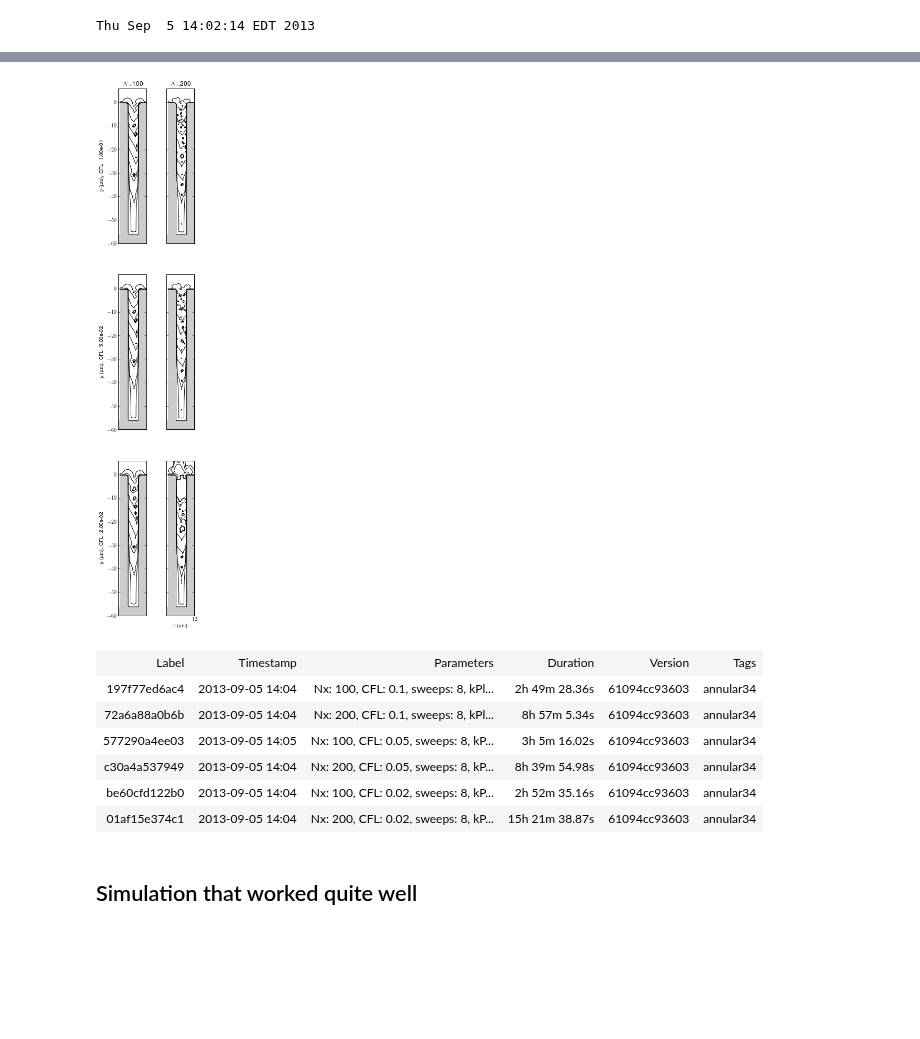
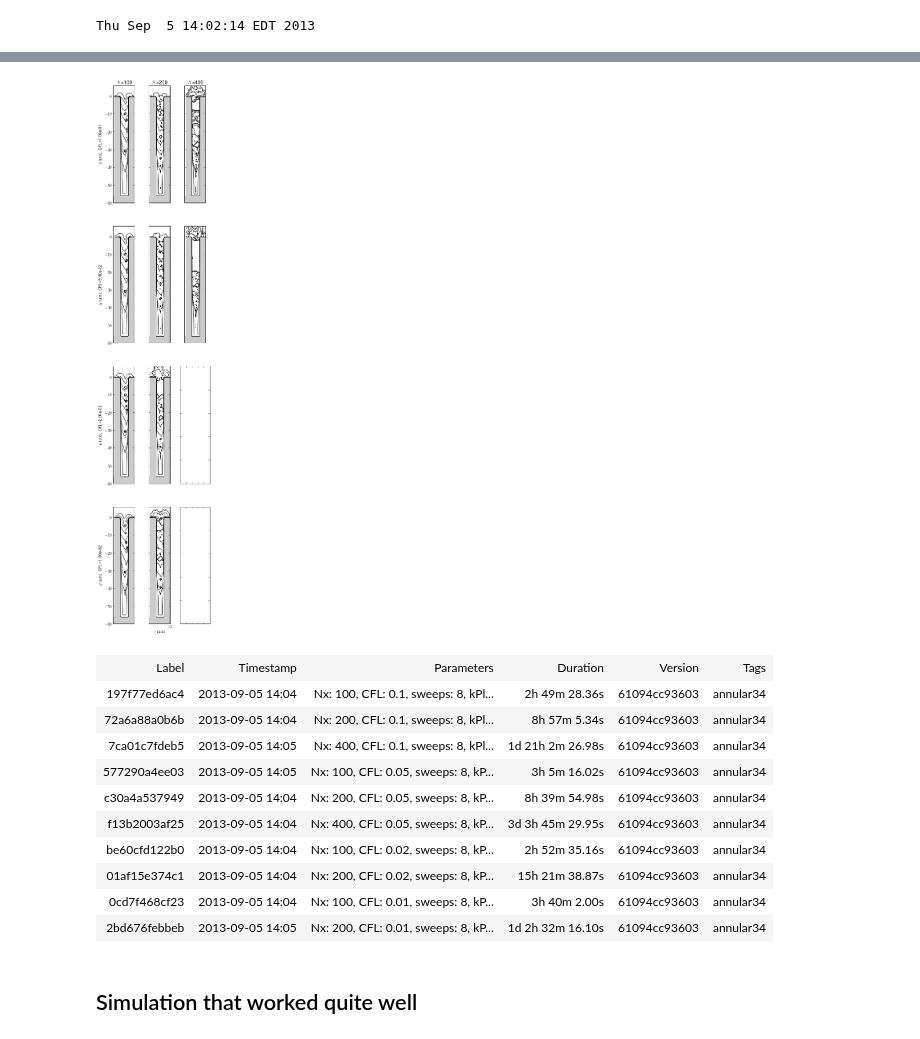
Before and after one commit to wd15/extremefill2D, a Jupyter notebook: annular7.ipynb, the cells around one changed output, grey strips where cells are left out. Drawn from its saved outputs; the diff is of its cells as text; code cells hidden in the pictures; blank space fills up the shorter version.

```diff
--- a/annular7.ipynb
+++ b/annular7.ipynb
@@ -127,25 +132,30 @@ smt_ipy_table([j for i in records for j in i], fields=['label', 'timestamp', 'pa
 # %%
 from multiViewer import MultiViewer
+from tools import getRecord
 
-Nxs = (100, 200)
-sweeps = (0.1, 0.05, 0.02)
-getrecord = lambda CFL, Nx: getSMTRecords(records=annular34Records, parameters={'Nx' : Nx, 'CFL' : CFL, 'sweeps' : 8})[0]
-records = [[getrecord(CFL, Nx) for Nx in Nxs] for CFL in CFLs]
+Nxs = (100, 200, 400)
+CFLs = (0.1, 0.05, 0.02, 0.01)
+
+records = [[getRecord(records=annular34Records, CFL=CFL, Nx=Nx, sweeps=8) for Nx in Nxs] for CFL in CFLs]
 viewer = MultiViewer(records,
                      rowtitle=lambda r: r'CFL={0:1.2e}'.format(r.parameters['CFL']),
                      columntitle=lambda r: r'$N$={0}'.format(r.parameters['Nx']),
                      figsize=(1.5, 6))
 viewer.plot(times=np.arange(10) * 4000. / 9.)
-smt_ipy_table([j for i in records for j in i], fields=['label', 'timestamp', 'parameters', 'duration', 'version', 'tags'], parameters=['Nx', 'CFL', 'sweeps', 'kPlus', 'kMinus'])
+smt_ipy_table([j for i in records for j in i if j], fields=['label', 'timestamp', 'parameters', 'duration', 'version', 'tags'], parameters=['Nx', 'CFL', 'sweeps', 'kPlus', 'kMinus'])
 # %% [output]
-[figure, old version]
+[figure, new version]
 | Label | Timestamp | Parameters | Duration | Version | Tags |
 | 197f77ed6ac4 | 2013-09-05 14:04 | Nx: 100, CFL: 0.1, sweeps: 8, kPl... | 2h 49m 28.36s | 61094cc93603 | annular34 |
 | 72a6a88a0b6b | 2013-09-05 14:04 | Nx: 200, CFL: 0.1, sweeps: 8, kPl... | 8h 57m 5.34s | 61094cc93603 | annular34 |
+| 7ca01c7fdeb5 | 2013-09-05 14:05 | Nx: 400, CFL: 0.1, sweeps: 8, kPl... | 1d 21h 2m 26.98s | 61094cc93603 | annular34 |
 | 577290a4ee03 | 2013-09-05 14:05 | Nx: 100, CFL: 0.05, sweeps: 8, kP... | 3h 5m 16.02s | 61094cc93603 | annular34 |
 | c30a4a537949 | 2013-09-05 14:04 | Nx: 200, CFL: 0.05, sweeps: 8, kP... | 8h 39m 54.98s | 61094cc93603 | annular34 |
+| f13b2003af25 | 2013-09-05 14:04 | Nx: 400, CFL: 0.05, sweeps: 8, kP... | 3d 3h 45m 29.95s | 61094cc93603 | annular34 |
 | be60cfd122b0 | 2013-09-05 14:04 | Nx: 100, CFL: 0.02, sweeps: 8, kP... | 2h 52m 35.16s | 61094cc93603 | annular34 |
 | 01af15e374c1 | 2013-09-05 14:04 | Nx: 200, CFL: 0.02, sweeps: 8, kP... | 15h 21m 38.87s | 61094cc93603 | annular34 |
+| 0cd7f468cf23 | 2013-09-05 14:04 | Nx: 100, CFL: 0.01, sweeps: 8, kP... | 3h 40m 2.00s | 61094cc93603 | annular34 |
+| 2bd676febbeb | 2013-09-05 14:05 | Nx: 200, CFL: 0.01, sweeps: 8, kP... | 1d 2h 32m 16.10s | 61094cc93603 | annular34 |
 # %% [markdown]
 ## Simulation that worked quite well
 # %%
```
Also changed, not shown: parts of 12 cells of this notebook.
